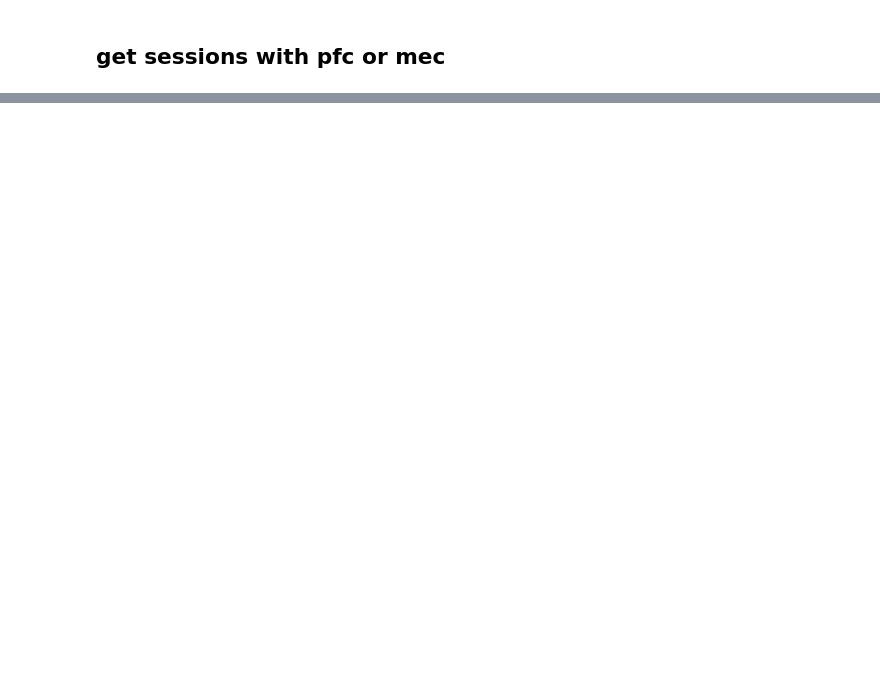
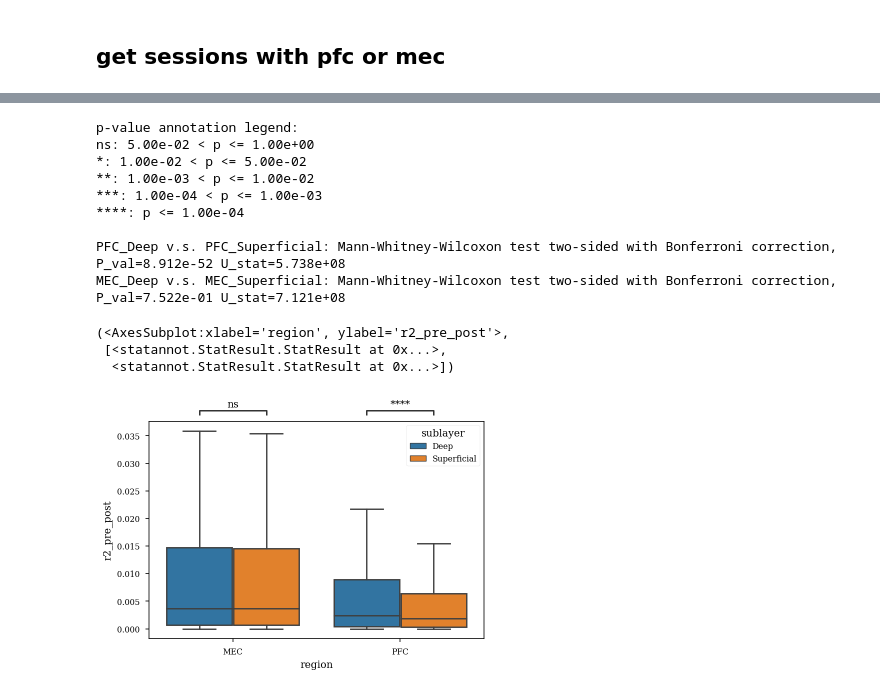
Before and after one commit to ryanharvey1/ripple_heterogeneity, a Jupyter notebook: scripts/readout/co_firing.ipynb, the cells around one changed output, grey strips where cells are left out. Cells and saved outputs as stored; diff of their text form; code cells hidden in the pictures; blank space fills up the shorter version.

```diff
--- a/scripts/readout/co_firing.ipynb
+++ b/scripts/readout/co_firing.ipynb
@@ -69,0 +81,8 @@ sns.stripplot(x="epoch", y="corrcoef",hue="sublayer", data=pairwise_corr_df,dodg
+# %%
+for basepath in pairwise_corr_df.basepath.unique():
+    session_idx = pairwise_corr_df.basepath == basepath
+    for epoch in pairwise_corr_df[session_idx].epoch.unique():
+        epoch_idx = (pairwise_corr_df.epoch == epoch) & (pairwise_corr_df.basepath == basepath)
+        pairwise_corr_df.loc[epoch_idx, "session_idx"] = np.arange(sum(epoch_idx))
+# %%
+pairwise_corr_df["r2"] = pairwise_corr_df["corrcoef"] ** 2
@@ -69,0 +143,10 @@ sns.stripplot(x="epoch", y="corrcoef",hue="sublayer", data=pairwise_corr_df,dodg
+# %%
+df_wide = pd.pivot(
+    pairwise_corr_df, index=["basepath","region","sublayer","region_sublayer","session_idx"], columns="epoch", values=["corrcoef"]
+).reset_index()
+df_wide
+df_wide["corrcoef_pre_post"] = (df_wide["corrcoef"]["pre"] - df_wide["corrcoef"]["post"])
+df_wide["corrcoef_pre_post_abs"] = np.abs(df_wide["corrcoef_pre_post"])
+df_wide["r2_pre_post"] = df_wide["corrcoef_pre_post"]**2
+
+df_wide
@@ -69,0 +168,40 @@ sns.stripplot(x="epoch", y="corrcoef",hue="sublayer", data=pairwise_corr_df,dodg
+# %%
+sns.boxplot(
+    x="region",
+    y="r2_pre_post",
+    hue="sublayer",
+    data=df_wide,
+    showfliers=False,
+)
+# plt.yscale("log")
+
+box_pairs = [
+    (("MEC", "Deep"), ("MEC", "Superficial")),
+    (("PFC", "Deep"), ("PFC", "Superficial")),
+]
+add_stat_annotation(
+    plt.gca(),
+    x="region",
+    y="r2_pre_post",
+    hue="sublayer",
+    data=df_wide,
+    box_pairs=box_pairs,
+    test="Mann-Whitney",
+    text_format="star",
+    loc="outside",
+    verbose=2,
+)
+# %% [output]
+p-value annotation legend:
+ns: 5.00e-02 < p <= 1.00e+00
+*: 1.00e-02 < p <= 5.00e-02
+**: 1.00e-03 < p <= 1.00e-02
+***: 1.00e-04 < p <= 1.00e-03
+****: p <= 1.00e-04
+
+PFC_Deep v.s. PFC_Superficial: Mann-Whitney-Wilcoxon test two-sided with Bonferroni correction, P_val=8.912e-52 U_stat=5.738e+08
+MEC_Deep v.s. MEC_Superficial: Mann-Whitney-Wilcoxon test two-sided with Bonferroni correction, P_val=7.522e-01 U_stat=7.121e+08
+(<AxesSubplot:xlabel='region', ylabel='r2_pre_post'>,
+ [<statannot.StatResult.StatResult at 0x...>,
+  <statannot.StatResult.StatResult at 0x...>])
+[figure, added]
```
Also changed, not shown: parts of 10 cells of this notebook, 3 other files.
